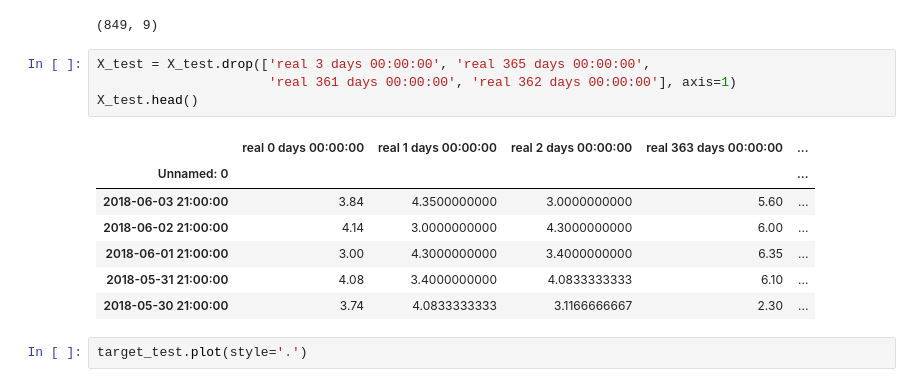
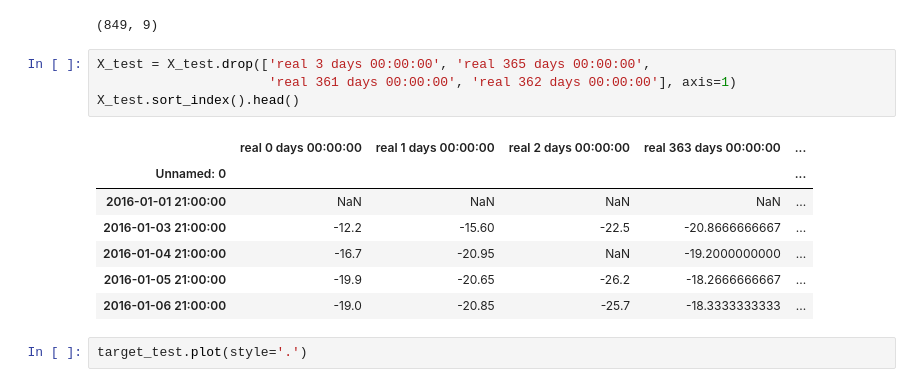
Before and after one commit to pototckaia/Course-work, a Jupyter notebook: feature selection.ipynb, the cells around one changed output. Drawn from its saved outputs; the diff is of its cells as text.

```diff
--- a/feature selection.ipynb
+++ b/feature selection.ipynb
@@ -65,15 +65,15 @@ X_test.shape
 # %%
 X_test = X_test.drop(['real 3 days 00:00:00', 'real 365 days 00:00:00',
                       'real 361 days 00:00:00', 'real 362 days 00:00:00'], axis=1)
-X_test.head()
+X_test.sort_index().head()
 # %% [output]
 |  | real 0 days 00:00:00 | real 1 days 00:00:00 | real 2 days 00:00:00 | real 363 days 00:00:00 | ... |
 | Unnamed: 0 |  |  |  |  | ... |
-| 2018-06-03 21:00:00 | 3.84 | 4.3500000000 | 3.0000000000 | 5.60 | ... |
-| 2018-06-02 21:00:00 | 4.14 | 3.0000000000 | 4.3000000000 | 6.00 | ... |
-| 2018-06-01 21:00:00 | 3.00 | 4.3000000000 | 3.4000000000 | 6.35 | ... |
-| 2018-05-31 21:00:00 | 4.08 | 3.4000000000 | 4.0833333333 | 6.10 | ... |
-| 2018-05-30 21:00:00 | 3.74 | 4.0833333333 | 3.1166666667 | 2.30 | ... |
+| 2016-01-01 21:00:00 | NaN | NaN | NaN | NaN | ... |
+| 2016-01-03 21:00:00 | -12.2 | -15.60 | -22.5 | -20.8666666667 | ... |
+| 2016-01-04 21:00:00 | -16.7 | -20.95 | NaN | -19.2000000000 | ... |
+| 2016-01-05 21:00:00 | -19.9 | -20.65 | -26.2 | -18.2666666667 | ... |
+| 2016-01-06 21:00:00 | -19.0 | -20.85 | -25.7 | -18.3333333333 | ... |
 # %%
 target_test.plot(style='.')
 # %% [output]
```
Also changed, not shown: parts of 11 cells of this notebook, 3 other files.
